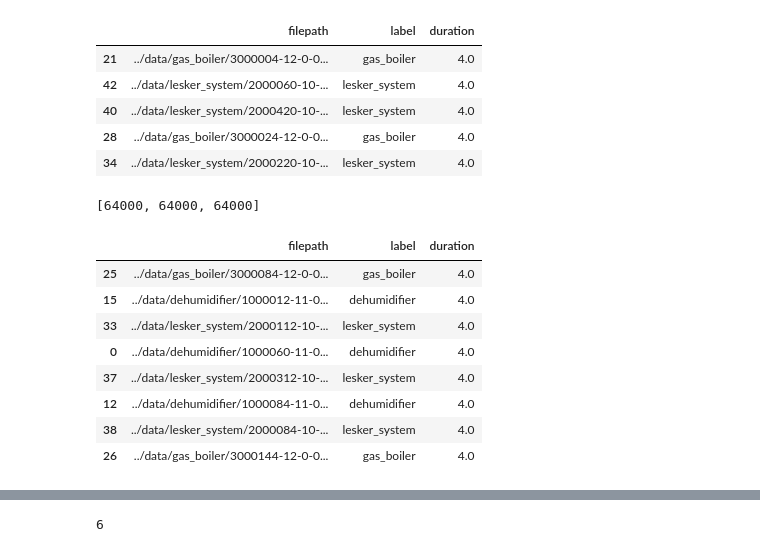
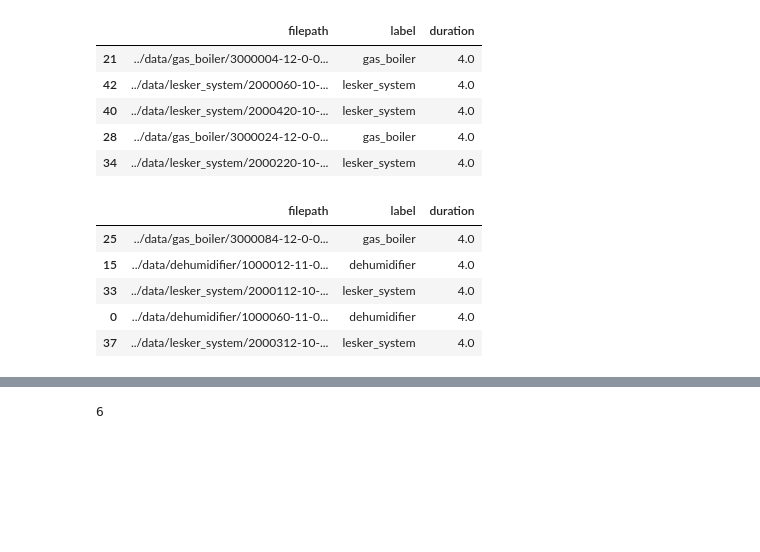
Before and after one commit to farthornas/labear, a Jupyter notebook: notebooks/finetune.ipynb, the cells around one changed output, grey strips where cells are left out. Drawn from its saved outputs; the diff is of its cells as text; code cells hidden in the pictures; blank space fills up the shorter version.

```diff
--- a/notebooks/finetune.ipynb
+++ b/notebooks/finetune.ipynb
@@ -273,6 +273,15 @@ train.head()
 | 40 | ../data/lesker_system/2000420-10-... | lesker_system | 4.0 |
 | 28 | ../data/gas_boiler/3000024-12-0-0... | gas_boiler | 4.0 |
 | 34 | ../data/lesker_system/2000220-10-... | lesker_system | 4.0 |
+# %%
+val.head()
+# %% [output]
+|  | filepath | label | duration |
+| 25 | ../data/gas_boiler/3000084-12-0-0... | gas_boiler | 4.0 |
+| 15 | ../data/dehumidifier/1000012-11-0... | dehumidifier | 4.0 |
+| 33 | ../data/lesker_system/2000112-10-... | lesker_system | 4.0 |
+| 0 | ../data/dehumidifier/1000060-11-0... | dehumidifier | 4.0 |
+| 37 | ../data/lesker_system/2000312-10-... | lesker_system | 4.0 |
 # %%
 from functools import cache
 
@@ -296,16 +302,0 @@ shapes = [t.shape[0] for t in tensors]
-# %%
-sorted(shapes)[:3]
-# %% [output]
-[64000, 64000, 64000]
-# %%
-val
-# %% [output]
-|  | filepath | label | duration |
-| 25 | ../data/gas_boiler/3000084-12-0-0... | gas_boiler | 4.0 |
-| 15 | ../data/dehumidifier/1000012-11-0... | dehumidifier | 4.0 |
-| 33 | ../data/lesker_system/2000112-10-... | lesker_system | 4.0 |
-| 0 | ../data/dehumidifier/1000060-11-0... | dehumidifier | 4.0 |
-| 37 | ../data/lesker_system/2000312-10-... | lesker_system | 4.0 |
-| 12 | ../data/dehumidifier/1000084-11-0... | dehumidifier | 4.0 |
-| 38 | ../data/lesker_system/2000084-10-... | lesker_system | 4.0 |
-| 26 | ../data/gas_boiler/3000144-12-0-0... | gas_boiler | 4.0 |
```
Also changed, not shown: parts of 35 cells of this notebook.
